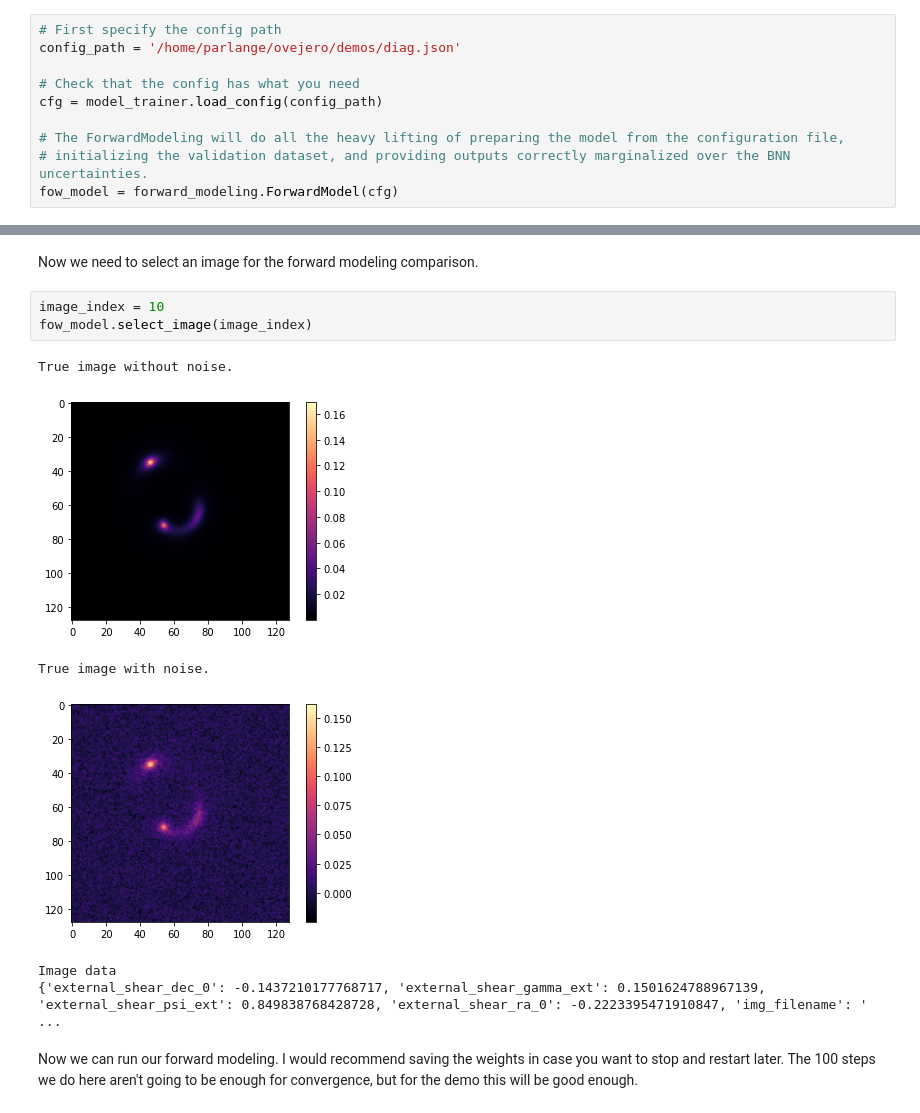
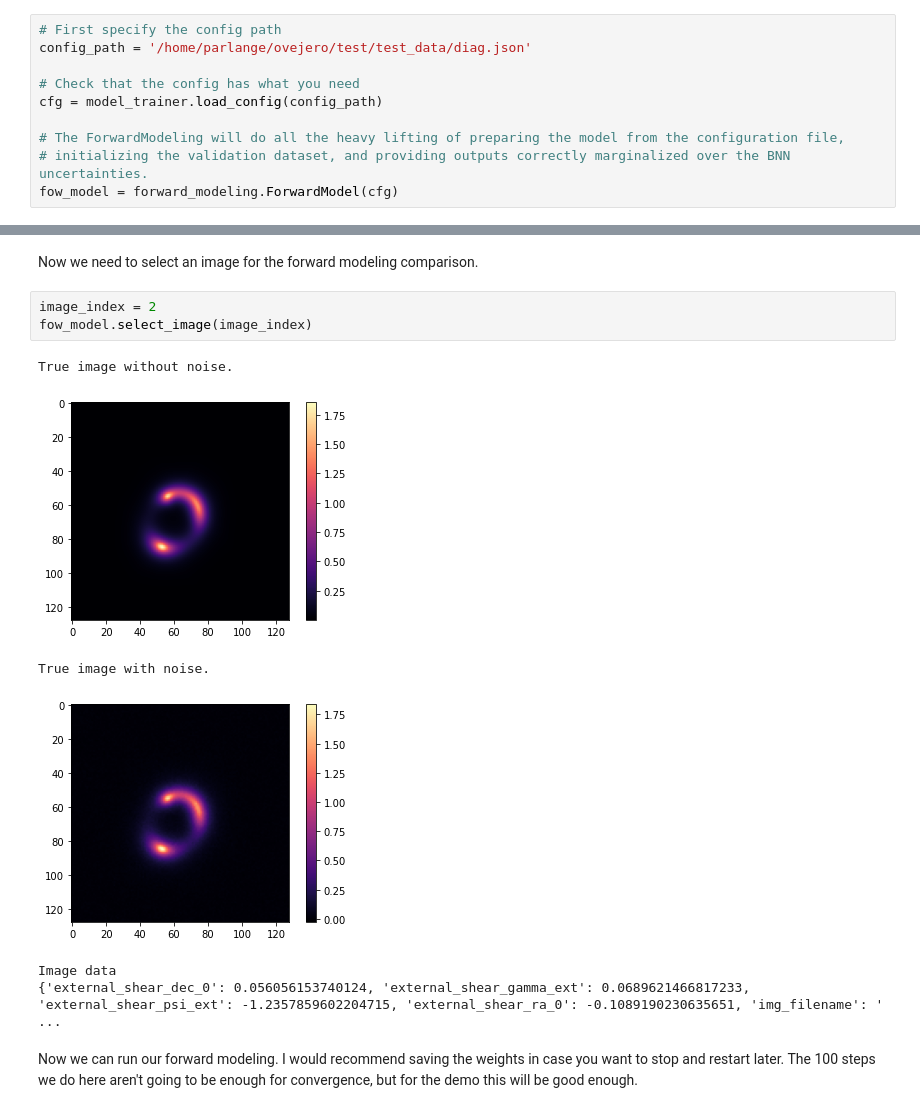
Before and after one commit to parlange/auto-ovejero, a Jupyter notebook: demos/Forward_Modeling_Demo.ipynb, the cells around one changed output, grey strips where cells are left out. Saved outputs shown, nothing was run; the diff lists cells and outputs as text.

```diff
--- a/demos/Forward_Modeling_Demo.ipynb
+++ b/demos/Forward_Modeling_Demo.ipynb
@@ -22,7 +26,7 @@ __Before running this notebook:__ Run the Train_Toy_Model notebook to understand
 To start, all we have to do is load up our model weights and run it on a specific image in the validation set. Thankfully, that's pretty easy to do with the ForwardModeling class. If you don't have a GPU, generating 10000 samples for one image should still be managable but will take some time.
 # %%
 # First specify the config path
-config_path = '/home/parlange/ovejero/demos/diag.json'
+config_path = '/home/parlange/ovejero/test/test_data/diag.json'
 
 # Check that the config has what you need
 cfg = model_trainer.load_config(config_path)
@@ -45,15 +49,15 @@ TFRecord found at /home/parlange/ovejero/demos/../test/test_data/tf_record_test_
 # %% [markdown]
 Now we need to select an image for the forward modeling comparison.
 # %%
-image_index = 10
+image_index = 2
 fow_model.select_image(image_index)
 # %% [output]
 True image without noise.
-[figure, old version]
+[figure, new version]
 True image with noise.
-[figure, old version]
+[figure, new version]
 Image data
-{'external_shear_dec_0': -0.1437210177768717, 'external_shear_gamma_ext': 0.1501624788967139, 'external_shear_psi_ext': 0.849838768428728, 'external_shear_ra_0': -0.2223395471910847, 'img_filename': ' ...
+{'external_shear_dec_0': 0.056056153740124, 'external_shear_gamma_ext': 0.0689621466817233, 'external_shear_psi_ext': -1.2357859602204715, 'external_shear_ra_0': -0.1089190230635651, 'img_filename': ' ...
 # %% [markdown]
 Now we can run our forward modeling. I would recommend saving the weights in case you want to stop and restart later. The 100 steps we do here aren't going to be enough for convergence, but for the demo this will be good enough.
 # %%
```
Also changed, not shown: parts of 5 cells of this notebook, 8 other files.
